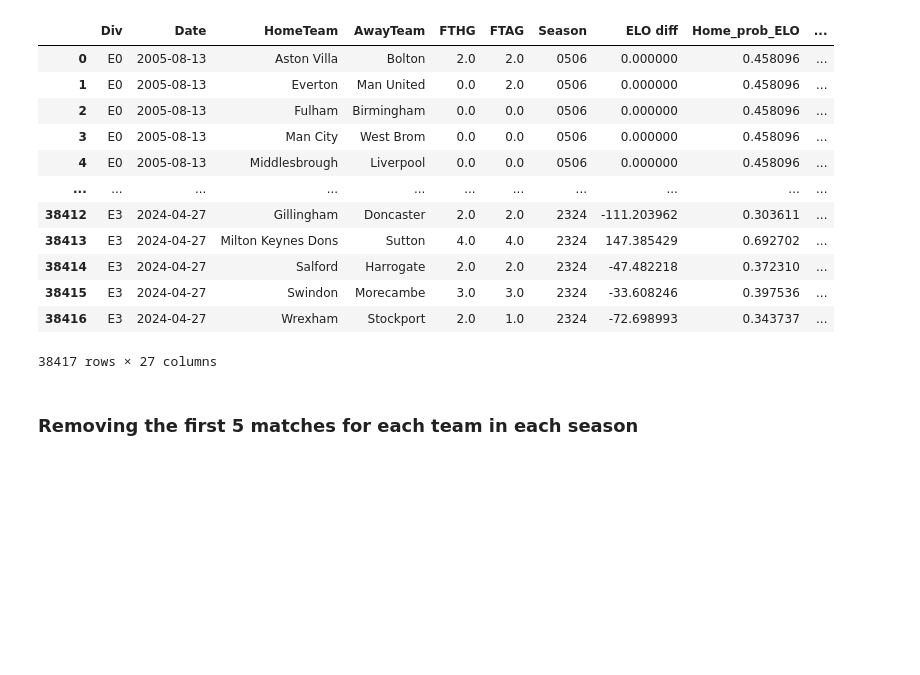
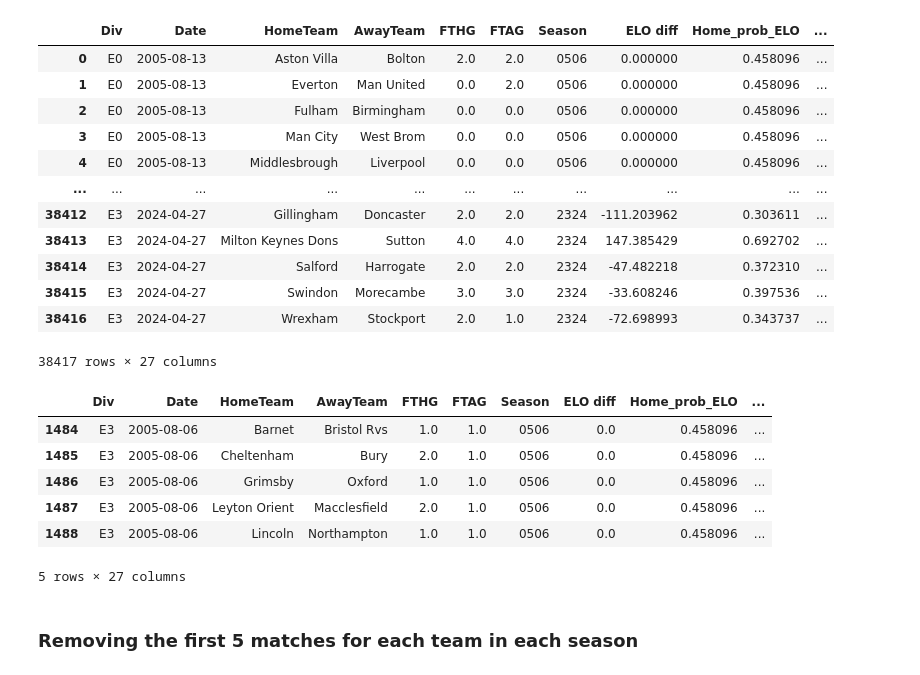
Before and after one commit to heiken1108/Match-Predictor, a Jupyter notebook: notebooks/4. Sequential Feature Engineering.ipynb, the cells around one changed output. Cells and saved outputs as stored; diff of their text form; code cells hidden in the pictures; blank space fills up the shorter version.

```diff
--- a/notebooks/4. Sequential Feature Engineering.ipynb
+++ b/notebooks/4. Sequential Feature Engineering.ipynb
@@ -393,6 +396,19 @@ featureset_data_frame
 | 38415 | E3 | 2024-04-27 | Swindon | Morecambe | 3.0 | 3.0 | 2324 | -33.608246 | 0.397536 | ... |
 | 38416 | E3 | 2024-04-27 | Wrexham | Stockport | 2.0 | 1.0 | 2324 | -72.698993 | 0.343737 | ... |
 38417 rows × 27 columns
+# %%
+df = featureset_data_frame.copy()
+filtered_indices = df[df["Div"] == "E3"].index[:5]
+filtered_rows = df.loc[filtered_indices]
+filtered_rows
+# %% [output]
+|  | Div | Date | HomeTeam | AwayTeam | FTHG | FTAG | Season | ELO diff | Home_prob_ELO | ... |
+| 1484 | E3 | 2005-08-06 | Barnet | Bristol Rvs | 1.0 | 1.0 | 0506 | 0.0 | 0.458096 | ... |
+| 1485 | E3 | 2005-08-06 | Cheltenham | Bury | 2.0 | 1.0 | 0506 | 0.0 | 0.458096 | ... |
+| 1486 | E3 | 2005-08-06 | Grimsby | Oxford | 1.0 | 1.0 | 0506 | 0.0 | 0.458096 | ... |
+| 1487 | E3 | 2005-08-06 | Leyton Orient | Macclesfield | 2.0 | 1.0 | 0506 | 0.0 | 0.458096 | ... |
+| 1488 | E3 | 2005-08-06 | Lincoln | Northampton | 1.0 | 1.0 | 0506 | 0.0 | 0.458096 | ... |
+5 rows × 27 columns
 # %% [markdown]
 ### Removing the first 5 matches for each team in each season
 # %%
```
Also changed, not shown: parts of 3 cells of this notebook, 3 other files.
